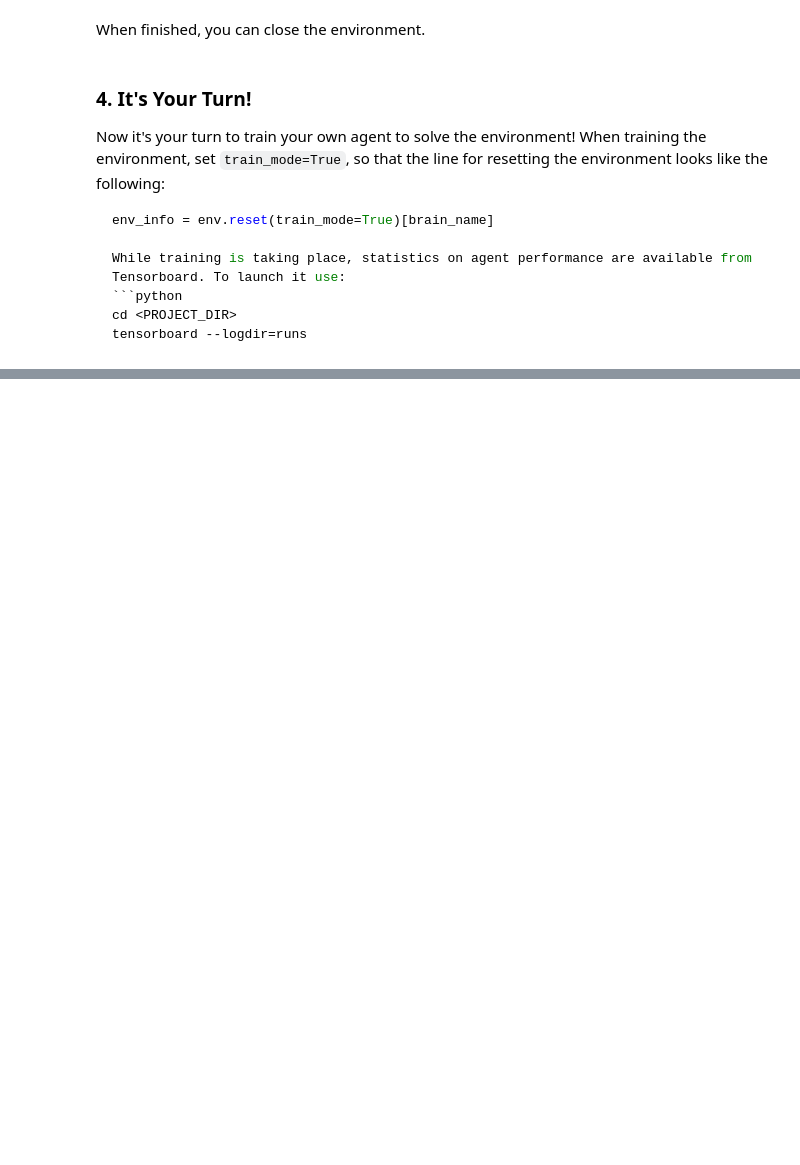
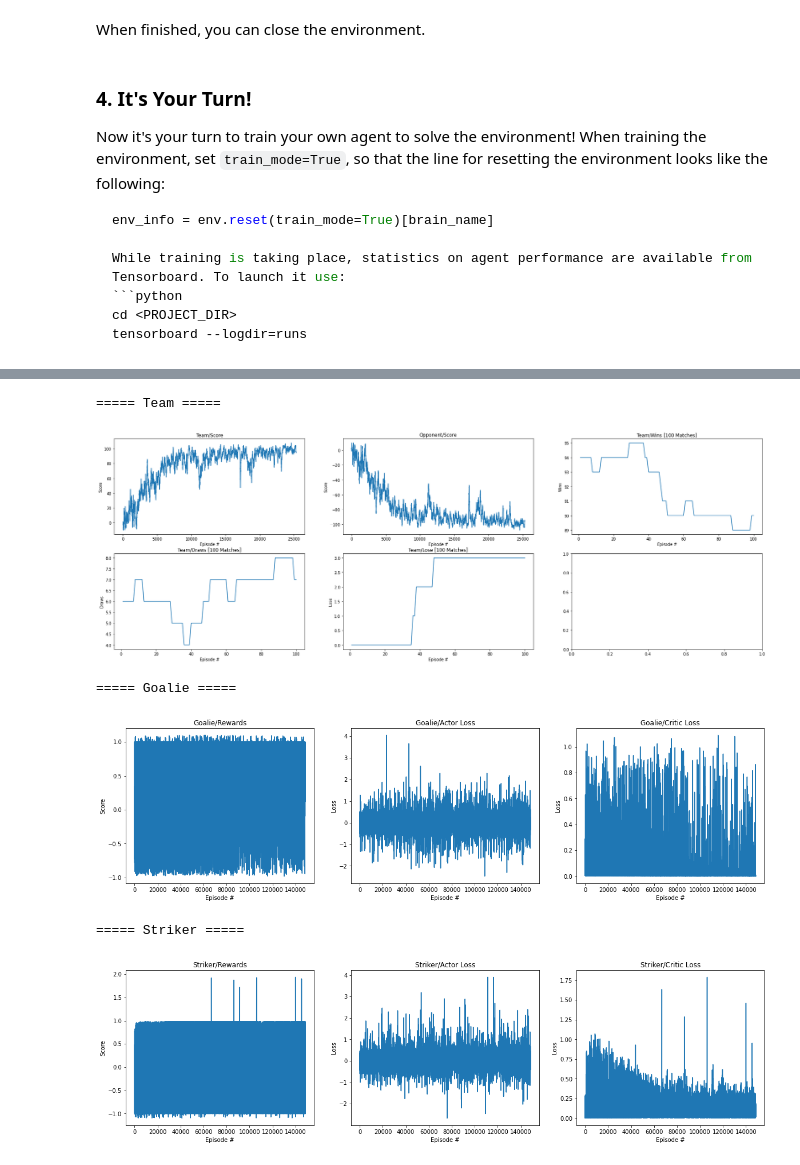
Before and after one commit to derektan95/Deep-Reinforcement-Learning-Algorithms, a Jupyter notebook: p3_collab-compet/soccer/Soccer.ipynb, the cells around one changed output, grey strips where cells are left out. Saved outputs shown, nothing was run; the diff lists cells and outputs as text; code cells hidden in the pictures; blank space fills up the shorter version.

```diff
--- a/p3_collab-compet/soccer/Soccer.ipynb
+++ b/p3_collab-compet/soccer/Soccer.ipynb
@@ -458,0 +502,12 @@ KeyboardInterrupt:
+# %%
+# Print Training Stats...
+team_logger.plot_stats()
+g_logger.plot_stats()
+s_logger.plot_stats()
+# %% [output]
+===== Team =====
+[figure, added]
+===== Goalie =====
+[figure, added]
+===== Striker =====
+[figure, added]
```
Also changed, not shown: parts of 8 cells of this notebook, 19 other files.
